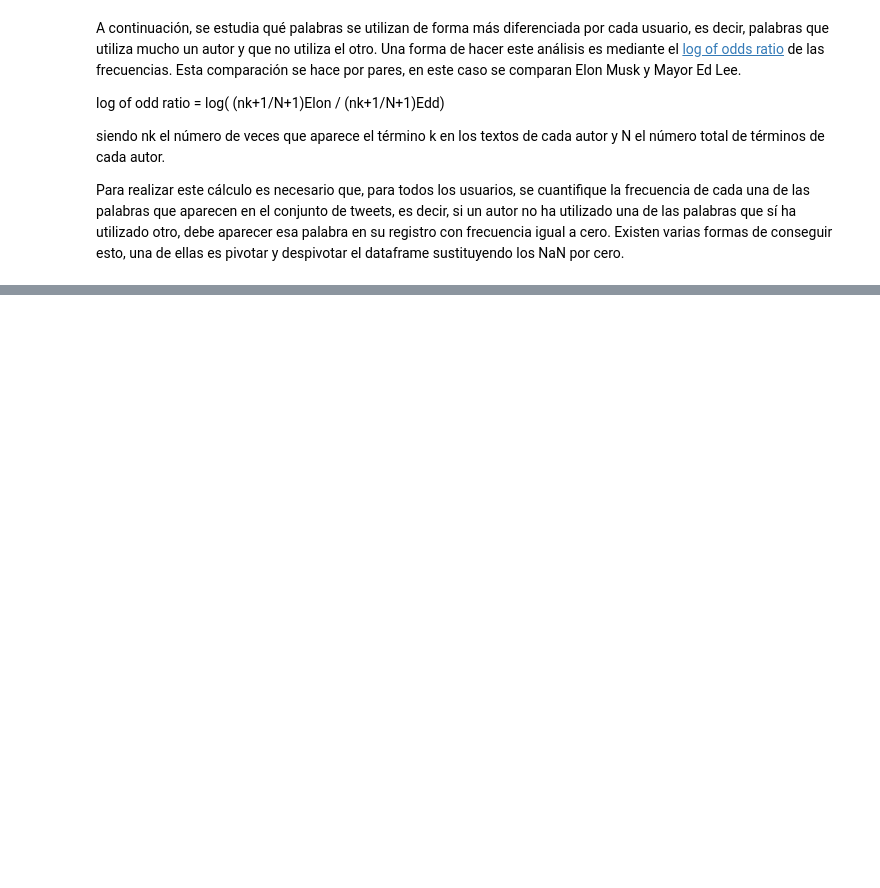
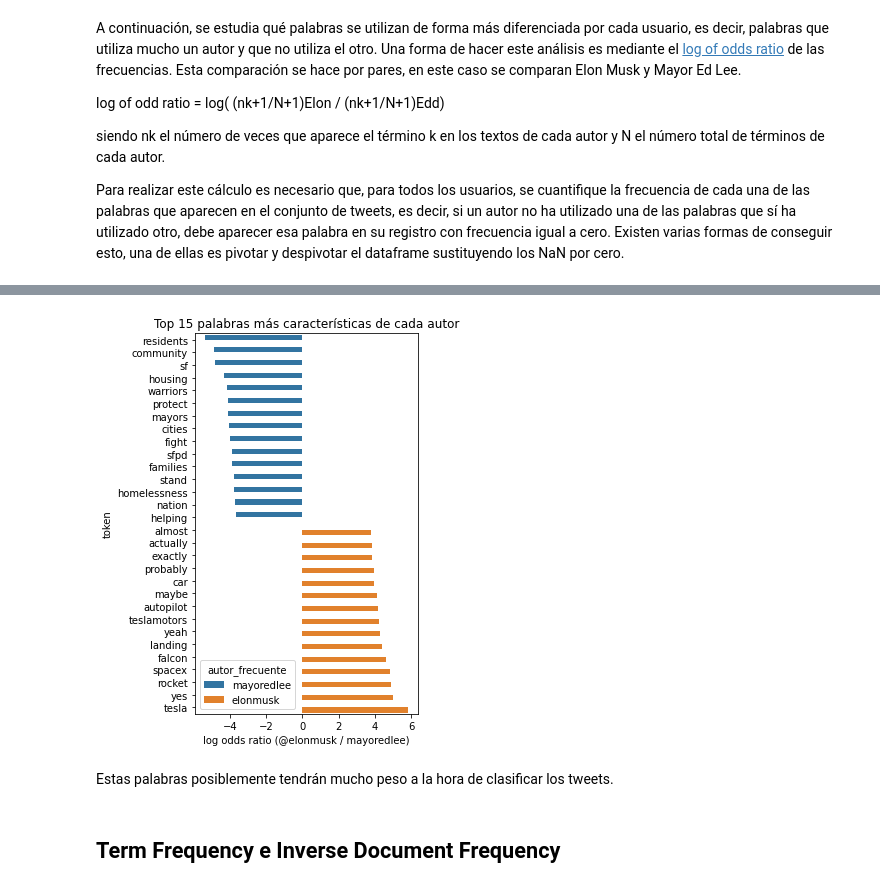
Before and after one commit to JavierEscobarOrtiz/Workingon, a Jupyter notebook: 00 - Cienciadedatos/Machine Learning con Python/py25-Análisis de texto (text mining) con Python.ipynb, the cells around one changed output, grey strips where cells are left out. Drawn from its saved outputs; the diff is of its cells as text; code cells hidden in the pictures; blank space fills up the shorter version.

```diff
--- a/00 - Cienciadedatos/Machine Learning con Python/py25-Análisis de texto (text mining) con Python.ipynb
+++ b/00 - Cienciadedatos/Machine Learning con Python/py25-Análisis de texto (text mining) con Python.ipynb
@@ -372,0 +464,26 @@ Para realizar este cálculo es necesario que, para todos los usuarios, se cuanti
+# %%
+# Top 15 palabras más características de cada autor
+# ==============================================================================
+
+top_30 = tweets_logOdds[['log_odds', 'abs_log_odds', 'autor_frecuente']] \
+        .groupby('autor_frecuente') \
+        .apply(lambda x: x.nlargest(15, columns='abs_log_odds').reset_index()) \
+        .reset_index(drop=True) \
+        .sort_values('log_odds')
+
+f, ax = plt.subplots(figsize=(4, 7))
+sns.barplot(
+    x    = 'log_odds',
+    y    = 'token',
+    hue  = 'autor_frecuente',
+    data = top_30,
+    ax   = ax
+)
+ax.set_title('Top 15 palabras más características de cada autor')
+ax.set_xlabel('log odds ratio (@elonmusk / mayoredlee)');
+# %% [output]
+[figure, added]
+# %% [markdown]
+Estas palabras posiblemente tendrán mucho peso a la hora de clasificar los tweets.
+# %% [markdown]
+## Term Frequency e Inverse Document Frequency
```
Also changed, not shown: parts of 42 cells of this notebook.
